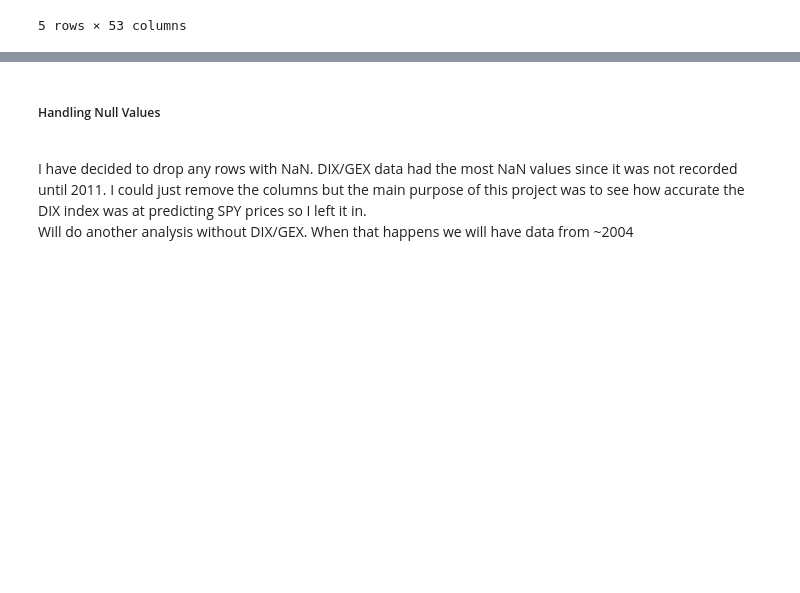
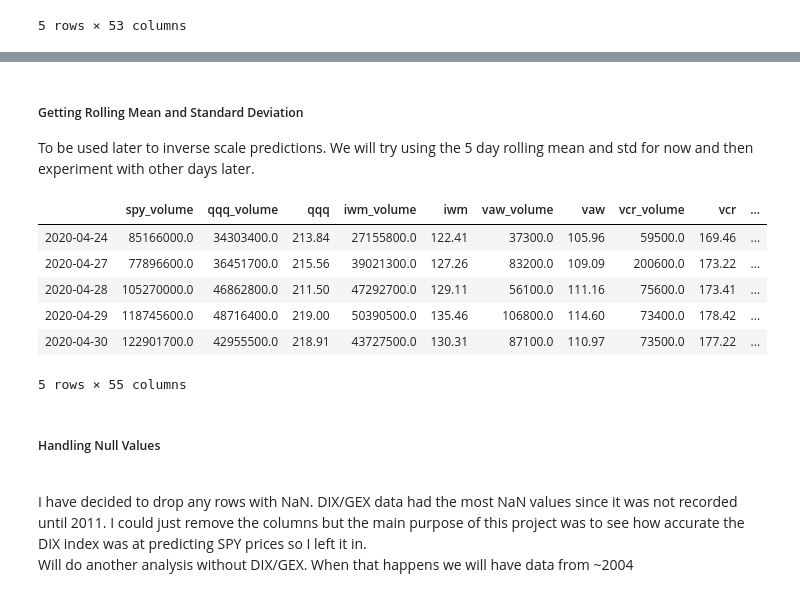
Before and after one commit to terrill11/spy_trend, a Jupyter notebook: spy_trend_xgboost.ipynb, the cells around one changed output, grey strips where cells are left out. Saved outputs shown, nothing was run; the diff lists cells and outputs as text; code cells hidden in the pictures; blank space fills up the shorter version.

```diff
--- a/spy_trend_xgboost.ipynb
+++ b/spy_trend_xgboost.ipynb
@@ -168,3 +183,18 @@ main_df.head()
+# %% [markdown]
+<h5>Getting Rolling Mean and Standard Deviation</h5>
+To be used later to inverse scale predictions. We will try using the 5 day rolling mean and std for now and then experiment with other days later.
+# %%
+main_df['spy_mean'] = main_df['spy_shift_1d'].rolling(window=5, min_periods=1).mean()
+main_df['spy_std'] = main_df['spy_shift_1d'].rolling(window=5, min_periods=1).std()
+main_df.tail()
+# %% [output]
+|  | spy_volume | qqq_volume | qqq | iwm_volume | iwm | vaw_volume | vaw | vcr_volume | vcr | ... |
+| 2020-04-24 | 85166000.0 | 34303400.0 | 213.84 | 27155800.0 | 122.41 | 37300.0 | 105.96 | 59500.0 | 169.46 | ... |
+| 2020-04-27 | 77896600.0 | 36451700.0 | 215.56 | 39021300.0 | 127.26 | 83200.0 | 109.09 | 200600.0 | 173.22 | ... |
+| 2020-04-28 | 105270000.0 | 46862800.0 | 211.50 | 47292700.0 | 129.11 | 56100.0 | 111.16 | 75600.0 | 173.41 | ... |
+| 2020-04-29 | 118745600.0 | 48716400.0 | 219.00 | 50390500.0 | 135.46 | 106800.0 | 114.60 | 73400.0 | 178.42 | ... |
+| 2020-04-30 | 122901700.0 | 42955500.0 | 218.91 | 43727500.0 | 130.31 | 87100.0 | 110.97 | 73500.0 | 177.22 | ... |
+5 rows × 55 columns
 # %% [markdown]
 <h5>Handling Null Values</h5>
 <br>
```
Also changed, not shown: parts of 26 cells of this notebook.
